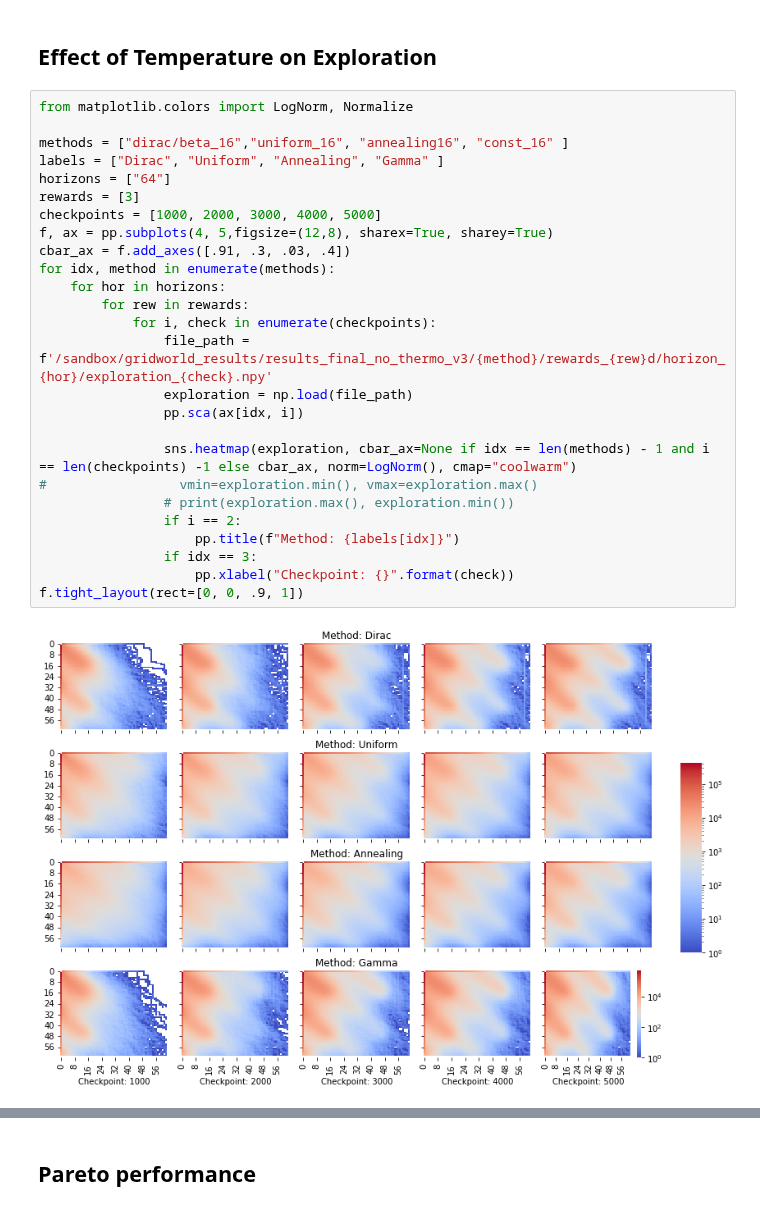
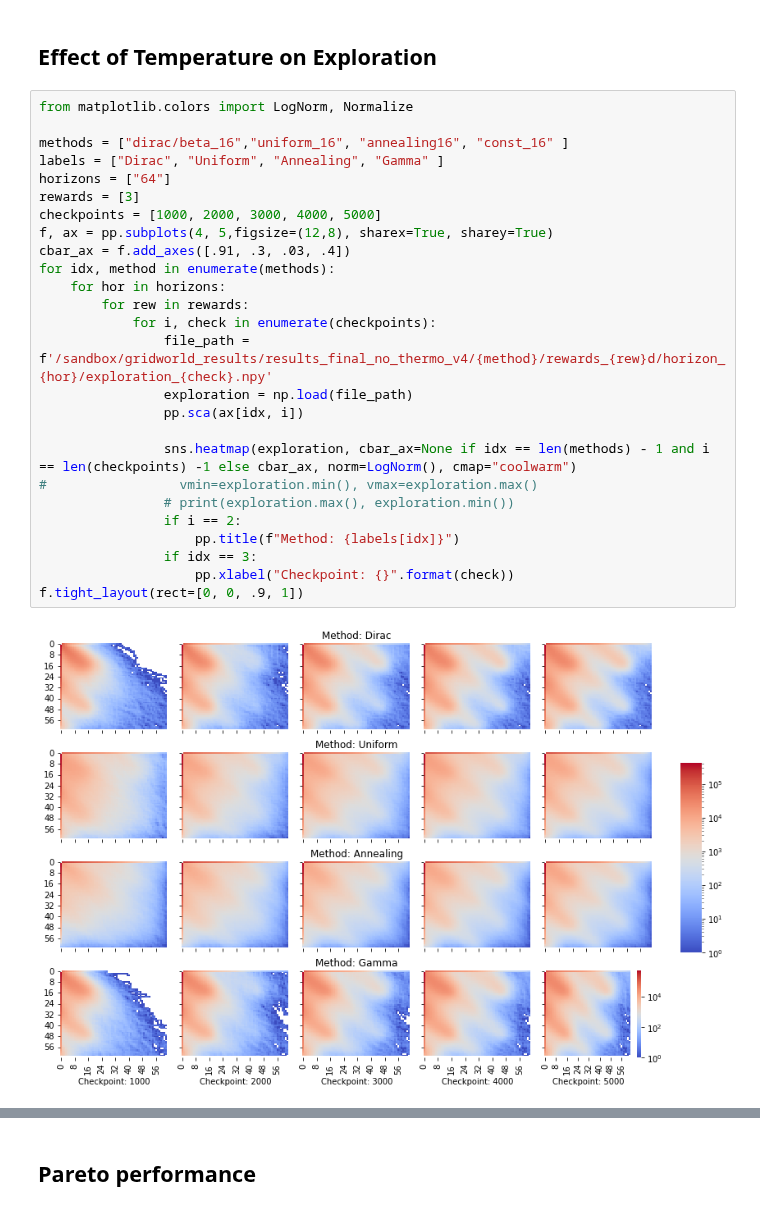
Before and after one commit to recursionpharma/gflownet, a Jupyter notebook: gflownet/examples/results.ipynb, the cells around one changed output, grey strips where cells are left out. Saved outputs shown, nothing was run; the diff lists cells and outputs as text.

```diff
--- a/gflownet/examples/results.ipynb
+++ b/gflownet/examples/results.ipynb
@@ -342,31 +342,31 @@ sns.barplot(x="Dimension", y="Losses", hue="Method", data=data, alpha=0.8)
 # %%
 from matplotlib.colors import LogNorm, Normalize
 
 methods = ["dirac/beta_16","uniform_16", "annealing16", "const_16" ]
 labels = ["Dirac", "Uniform", "Annealing", "Gamma" ]
 horizons = ["64"]
 rewards = [3]
 checkpoints = [1000, 2000, 3000, 4000, 5000]
 f, ax = pp.subplots(4, 5,figsize=(12,8), sharex=True, sharey=True)
 cbar_ax = f.add_axes([.91, .3, .03, .4])
 for idx, method in enumerate(methods):
     for hor in horizons:
         for rew in rewards:
             for i, check in enumerate(checkpoints):
-                file_path = f'/sandbox/gridworld_results/results_final_no_thermo_v3/{method}/rewards_{rew}d/horizon_{hor}/exploration_{check}.npy'
+                file_path = f'/sandbox/gridworld_results/results_final_no_thermo_v4/{method}/rewards_{rew}d/horizon_{hor}/exploration_{check}.npy'
                 exploration = np.load(file_path)
                 pp.sca(ax[idx, i])
 
                 sns.heatmap(exploration, cbar_ax=None if idx == len(methods) - 1 and i == len(checkpoints) -1 else cbar_ax, norm=LogNorm(), cmap="coolwarm")
 #                 vmin=exploration.min(), vmax=exploration.max()
                 # print(exploration.max(), exploration.min())
                 if i == 2:
                     pp.title(f"Method: {labels[idx]}")
                 if idx == 3:
                     pp.xlabel("Checkpoint: {}".format(check))
 f.tight_layout(rect=[0, 0, .9, 1])
 # %% [output]
-[figure, old version]
+[figure, new version]
 # %%
 from matplotlib.colors import LogNorm, Normalize
 
```
Also changed, not shown: parts of 24 cells of this notebook, 2 other files.
